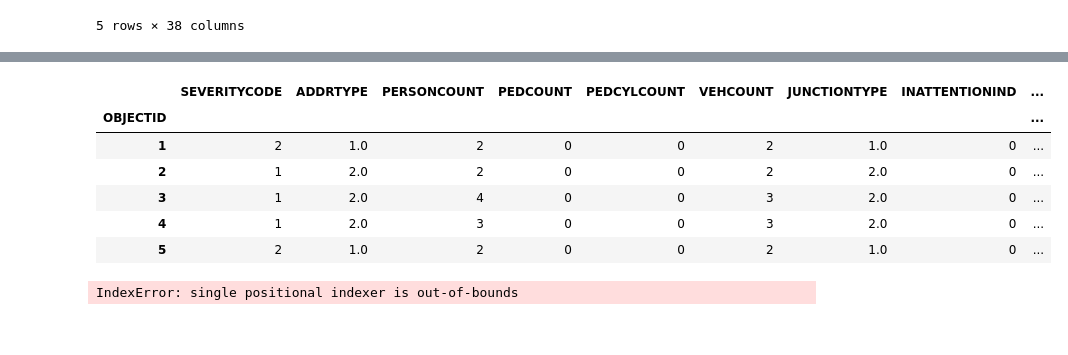
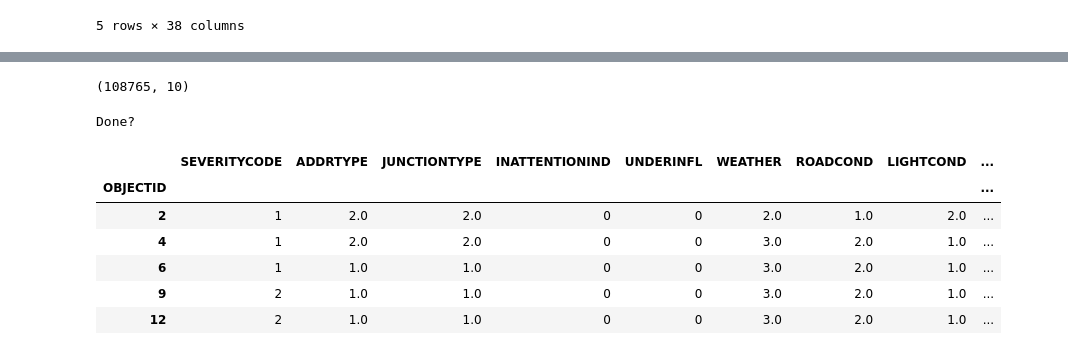
Before and after one commit to pokebaum/Coursera_Capstone, a Jupyter notebook: Capstone Notebook.ipynb, the cells around one changed output, grey strips where cells are left out. Saved outputs shown, nothing was run; the diff lists cells and outputs as text; code cells hidden in the pictures.

```diff
--- a/Capstone Notebook.ipynb
+++ b/Capstone Notebook.ipynb
@@ -68,6 +73,6 @@ dtype: object
 # %%
+df.drop(['EXCEPTRSNCODE','EXCEPTRSNDESC', 'INTKEY', 'PERSONCOUNT', 'PEDCOUNT', 'PEDCYLCOUNT', 'VEHCOUNT', 'COLLISIONTYPE', 'SDOT_COLCODE', 'INCKEY', 'COLDETKEY', 'REPORTNO', 'SEGLANEKEY','ST_COLCODE', 'CROSSWALKKEY', 'SDOTCOLNUM', 'ST_COLDESC', 'SEVERITYCODE.1', 'STATUS', 'LOCATION','INCDATE','INCDTTM', 'HITPARKEDCAR', 'SEVERITYDESC', 'SDOT_COLDESC', 'X', 'Y', 'time', 'year'], axis=1, inplace=True)
+df.set_index('OBJECTID', inplace=True)
 df_new = df
-df_new.drop(['EXCEPTRSNCODE','EXCEPTRSNDESC', 'INTKEY', 'COLLISIONTYPE', 'SDOT_COLCODE', 'INCKEY', 'COLDETKEY', 'REPORTNO', 'SEGLANEKEY','ST_COLCODE', 'CROSSWALKKEY', 'SDOTCOLNUM', 'ST_COLDESC', 'SEVERITYCODE.1', 'STATUS', 'LOCATION','INCDATE','INCDTTM', 'SEVERITYDESC', 'SDOT_COLDESC', 'X', 'Y'], axis=1, inplace=True)
-df_new.set_index('OBJECTID', inplace=True)
 df_new.head()
 # %% [output]
@@ -126,0 +117,15 @@ HITPARKEDCAR   ['N' 'Y']
+# %%
+# loop over rows, see if row has 3 or more NaN values, if yes, drop the row
+count = 0
+for i in (range(len(df_new.index))):
+    if df_new.iloc[i].isnull().sum() >= 3:
+        print(i, df_new.iloc[i].isnull().sum())
+        df_new.drop(df_new.index[i], inplace = True)
+        count += 1
+
+    if i == 194673:
+        break
+
+print(count)
+df_new.shape
+#print(len(df_new.index))
@@ -127,10 +151,18 @@ HITPARKEDCAR   ['N' 'Y']
+# %%
+#df = df_new
+print(df.shape)
+#df.head()
+# %% [output]
+(108765, 10)
+# %%
+csv_data = df_new.to_csv('newDF.csv', index = True)
+print('\nDone?')
+# %% [output]
+Done?
 # %%
-df_new["HITPARKEDCAR"].replace('N', 0, inplace=True)
-df_new["HITPARKEDCAR"].replace('Y', 1, inplace=True)
-
+#convert Yes/No indicators to integers
 df_new["SPEEDING"].replace(np.nan, 0, inplace=True)
 df_new["SPEEDING"].replace('Y', 1, inplace=True)
-
 
 df_new["PEDROWNOTGRNT"].replace(np.nan, 0, inplace=True)
 df_new["PEDROWNOTGRNT"].replace('Y', 1, inplace=True)
@@ -142,7 +174,7 @@ df_new["LIGHTCOND"].replace('Dusk', 4, inplace=True)
 df_new["LIGHTCOND"].replace('Dawn', 5, inplace=True)
 df_new["LIGHTCOND"].replace('Dark - Street Lights Off', 6, inplace=True)
 df_new["LIGHTCOND"].replace('Dark - Unknown Lighting', 7, inplace=True)
-df_new["LIGHTCOND"].replace('Unknown', np.nan, inplace=True)
+
 df_new["LIGHTCOND"].replace('Other', 10, inplace=True)
 
 df_new["ROADCOND"].replace('Wet', 1, inplace=True)
@@ -152,59 +184,45 @@ df_new["ROADCOND"].replace('Ice', 4, inplace=True)
 df_new["ROADCOND"].replace('Sand/Mud/Dirt', 5, inplace=True)
 df_new["ROADCOND"].replace('Standing Water', 6, inplace=True)
 df_new["ROADCOND"].replace('Oil', 7, inplace=True)
-df_new["ROADCOND"].replace('Unknown', np.nan, inplace=True)
+
 df_new["ROADCOND"].replace('Other', 10, inplace=True)
 
 df_new["WEATHER"].replace('Overcast', 1, inplace=True)
 df_new["WEATHER"].replace('Raining', 2, inplace=True)
 df_new["WEATHER"].replace('Clear', 3, inplace=True)
 df_new["WEATHER"].replace('Snowing', 4, inplace=True)
 df_new["WEATHER"].replace('Fog/Smog/Smoke', 5, inplace=True)
 df_new["WEATHER"].replace('Sleet/Hail/Freezing Rain', 6, inplace=True)
 df_new["WEATHER"].replace('Blowing Sand/Dirt', 7, inplace=True)
 df_new["WEATHER"].replace('Severe Crosswind', 8, inplace=True)
 df_new["WEATHER"].replace('Partly Cloudy', 9, inplace=True)
-df_new["WEATHER"].replace('Unknown', np.nan, inplace=True)
+
 df_new["WEATHER"].replace('Other', 10, inplace=True)
 
 df_new["UNDERINFL"].replace('N', 0, inplace=True)
 df_new["UNDERINFL"].replace('Y', 1, inplace=True)
 
 df_new["INATTENTIONIND"].replace(np.nan, 0, inplace=True)
 df_new["INATTENTIONIND"].replace('Y', 1, inplace=True)
 
 df_new["JUNCTIONTYPE"].replace('At Intersection (intersection related)', 1, inplace=True)
 df_new["JUNCTIONTYPE"].replace('Mid-Block (not related to intersection)', 2, inplace=True)
 df_new["JUNCTIONTYPE"].replace('Driveway Junction', 3, inplace=True)
 df_new["JUNCTIONTYPE"].replace('Mid-Block (but intersection related)', 4, inplace=True)
 df_new["JUNCTIONTYPE"].replace('At Intersection (but not related to intersection)', 5, inplace=True)
 df_new["JUNCTIONTYPE"].replace('Ramp Junction', 6, inplace=True)
-df_new["JUNCTIONTYPE"].replace('Unknown', np.nan, inplace=True)
 
 
 df_new["ADDRTYPE"].replace('Intersection', 1, inplace=True)
 df_new["ADDRTYPE"].replace('Block', 2, inplace=True)
 df_new["ADDRTYPE"].replace('Alley', 3, inplace=True)
 
 df_new.head()
 # %% [output]
-|  | SEVERITYCODE | ADDRTYPE | PERSONCOUNT | PEDCOUNT | PEDCYLCOUNT | VEHCOUNT | JUNCTIONTYPE | INATTENTIONIND | ... |
+|  | SEVERITYCODE | ADDRTYPE | JUNCTIONTYPE | INATTENTIONIND | UNDERINFL | WEATHER | ROADCOND | LIGHTCOND | ... |
 | OBJECTID |  |  |  |  |  |  |  |  | ... |
-| 1 | 2 | 1.0 | 2 | 0 | 0 | 2 | 1.0 | 0 | ... |
-| 2 | 1 | 2.0 | 2 | 0 | 0 | 2 | 2.0 | 0 | ... |
-| 3 | 1 | 2.0 | 4 | 0 | 0 | 3 | 2.0 | 0 | ... |
-| 4 | 1 | 2.0 | 3 | 0 | 0 | 3 | 2.0 | 0 | ... |
-| 5 | 2 | 1.0 | 2 | 0 | 0 | 2 | 1.0 | 0 | ... |
+| 2 | 1 | 2.0 | 2.0 | 0 | 0 | 2.0 | 1.0 | 2.0 | ... |
+| 4 | 1 | 2.0 | 2.0 | 0 | 0 | 3.0 | 2.0 | 1.0 | ... |
+| 6 | 1 | 1.0 | 1.0 | 0 | 0 | 3.0 | 2.0 | 1.0 | ... |
+| 9 | 2 | 1.0 | 1.0 | 0 | 0 | 3.0 | 2.0 | 1.0 | ... |
+| 12 | 2 | 1.0 | 1.0 | 0 | 0 | 3.0 | 2.0 | 1.0 | ... |
-# %%
-# loop over rows, see if row has two or more NaN values, if yes, drop the row
-count = 0
-for i in range(len(df_new.index)) :
-    if df_new.iloc[i].isnull().sum() >= 2:
-        df_new.drop(df.index[i], inplace = True)
-        count += 1
-
-print(count)
-print(len(df_new.index))
-#note: cell output is an error but the goal is achieved
-# %% [output]
-IndexError: single positional indexer is out-of-bounds
```
Also changed, not shown: parts of 43 cells of this notebook.
